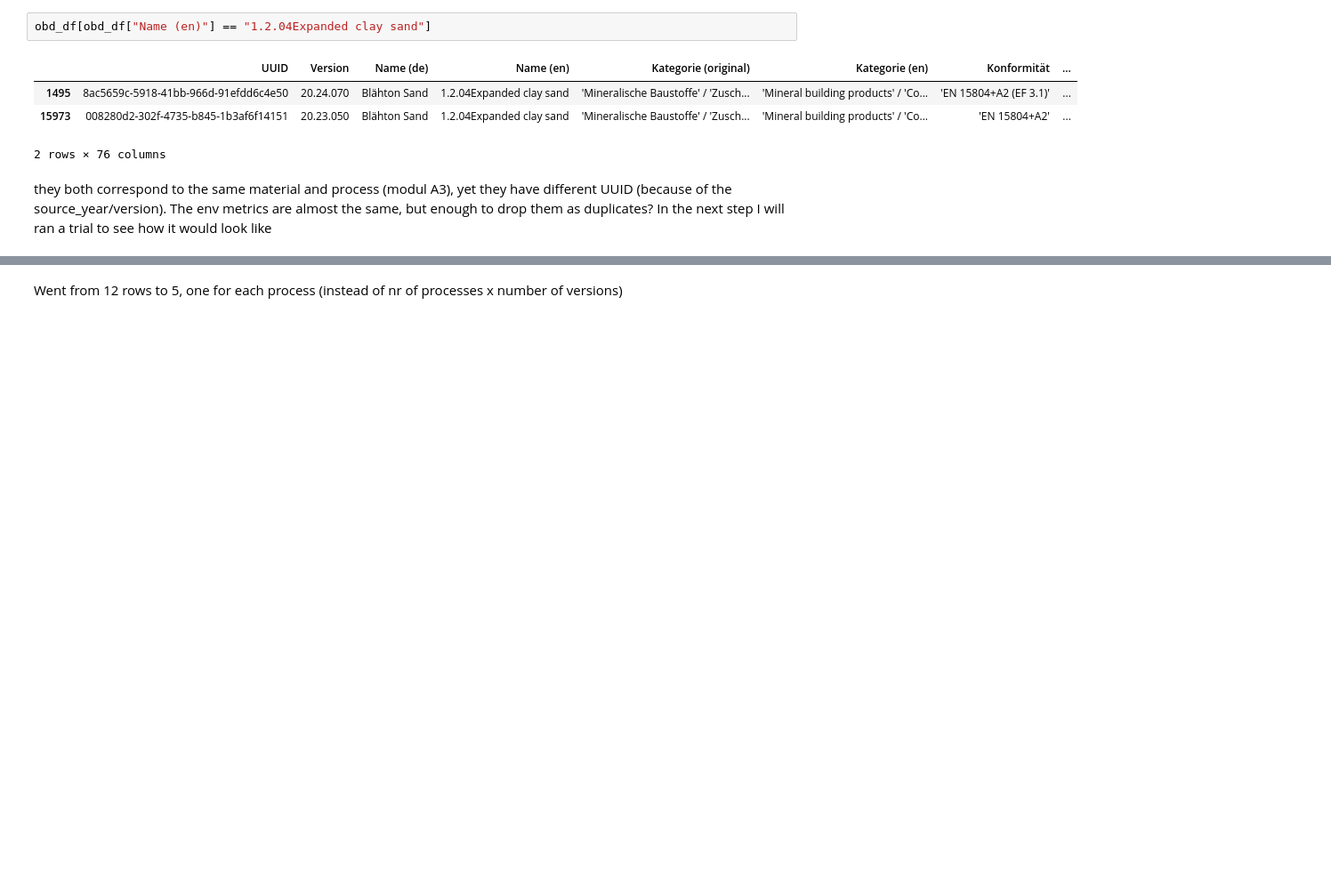
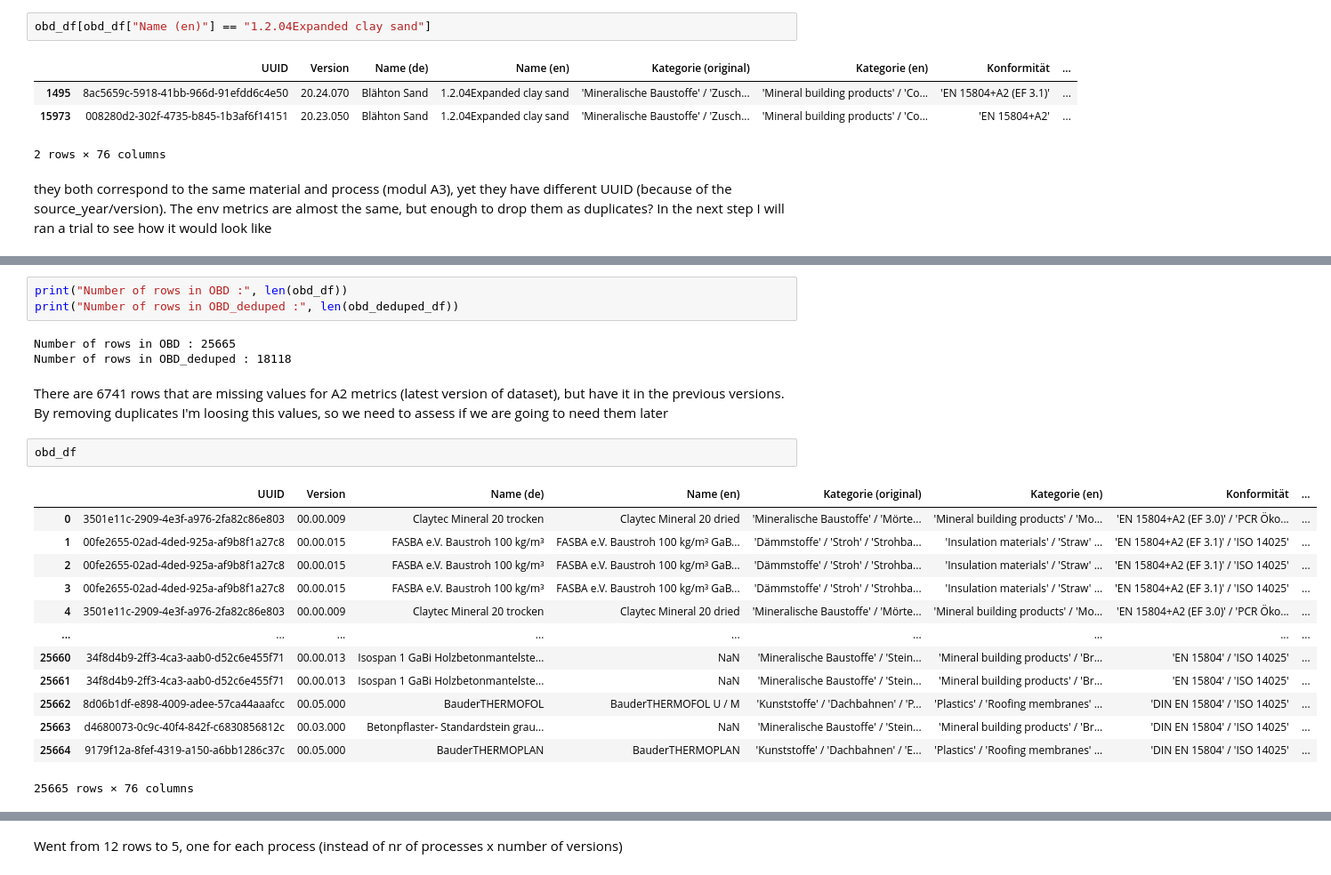
Before and after one commit to n3xtcoder-ai4impact/bbsr-challenge, a Jupyter notebook: tbaustoff.ipynb, the cells around one changed output, grey strips where cells are left out. Shown at 89% size. Drawn from its saved outputs; the diff is of its cells as text; blank space fills up the shorter version.

```diff
--- a/tbaustoff.ipynb
+++ b/tbaustoff.ipynb
@@ -219 +241,25 @@ deduped_df.reset_index(drop=True, inplace=True)
+# %%
+print("Number of rows in OBD :", len(obd_df))
+print("Number of rows in OBD_deduped :", len(obd_deduped_df))
+# %% [output]
+Number of rows in OBD : 25665
+Number of rows in OBD_deduped : 18118
+# %% [markdown]
+There are 6741 rows that are missing values for A2 metrics (latest version of dataset), but have it in the previous versions. By removing duplicates I'm loosing this values, so we need to assess if we are going to need them later
+# %%
+obd_df
+# %% [output]
+|  | UUID | Version | Name (de) | Name (en) | Kategorie (original) | Kategorie (en) | Konformität | ... |
+| 0 | 3501e11c-2909-4e3f-a976-2fa82c86e803 | 00.00.009 | Claytec Mineral 20 trocken | Claytec Mineral 20 dried | 'Mineralische Baustoffe' / 'Mörte... | 'Mineral building products' / 'Mo... | 'EN 15804+A2 (EF 3.0)' / 'PCR Öko... | ... |
+| 1 | 00fe2655-02ad-4ded-925a-af9b8f1a27c8 | 00.00.015 | FASBA e.V. Baustroh 100 kg/m³ | FASBA e.V. Baustroh 100 kg/m³ GaB... | 'Dämmstoffe' / 'Stroh' / 'Strohba... | 'Insulation materials' / 'Straw' ... | 'EN 15804+A2 (EF 3.1)' / 'ISO 14025' | ... |
+| 2 | 00fe2655-02ad-4ded-925a-af9b8f1a27c8 | 00.00.015 | FASBA e.V. Baustroh 100 kg/m³ | FASBA e.V. Baustroh 100 kg/m³ GaB... | 'Dämmstoffe' / 'Stroh' / 'Strohba... | 'Insulation materials' / 'Straw' ... | 'EN 15804+A2 (EF 3.1)' / 'ISO 14025' | ... |
+| 3 | 00fe2655-02ad-4ded-925a-af9b8f1a27c8 | 00.00.015 | FASBA e.V. Baustroh 100 kg/m³ | FASBA e.V. Baustroh 100 kg/m³ GaB... | 'Dämmstoffe' / 'Stroh' / 'Strohba... | 'Insulation materials' / 'Straw' ... | 'EN 15804+A2 (EF 3.1)' / 'ISO 14025' | ... |
+| 4 | 3501e11c-2909-4e3f-a976-2fa82c86e803 | 00.00.009 | Claytec Mineral 20 trocken | Claytec Mineral 20 dried | 'Mineralische Baustoffe' / 'Mörte... | 'Mineral building products' / 'Mo... | 'EN 15804+A2 (EF 3.0)' / 'PCR Öko... | ... |
+| ... | ... | ... | ... | ... | ... | ... | ... | ... |
+| 25660 | 34f8d4b9-2ff3-4ca3-aab0-d52c6e455f71 | 00.00.013 | Isospan 1 GaBi Holzbetonmantelste... | NaN | 'Mineralische Baustoffe' / 'Stein... | 'Mineral building products' / 'Br... | 'EN 15804' / 'ISO 14025' | ... |
+| 25661 | 34f8d4b9-2ff3-4ca3-aab0-d52c6e455f71 | 00.00.013 | Isospan 1 GaBi Holzbetonmantelste... | NaN | 'Mineralische Baustoffe' / 'Stein... | 'Mineral building products' / 'Br... | 'EN 15804' / 'ISO 14025' | ... |
+| 25662 | 8d06b1df-e898-4009-adee-57ca44aaafcc | 00.05.000 | BauderTHERMOFOL | BauderTHERMOFOL U / M | 'Kunststoffe' / 'Dachbahnen' / 'P... | 'Plastics' / 'Roofing membranes' ... | 'DIN EN 15804' / 'ISO 14025' | ... |
+| 25663 | d4680073-0c9c-40f4-842f-c6830856812c | 00.03.000 | Betonpflaster- Standardstein grau... | NaN | 'Mineralische Baustoffe' / 'Stein... | 'Mineral building products' / 'Br... | 'DIN EN 15804' / 'ISO 14025' | ... |
+| 25664 | 9179f12a-8fef-4319-a150-a6bb1286c37c | 00.05.000 | BauderTHERMOPLAN | BauderTHERMOPLAN | 'Kunststoffe' / 'Dachbahnen' / 'E... | 'Plastics' / 'Roofing membranes' ... | 'DIN EN 15804' / 'ISO 14025' | ... |
+25665 rows × 76 columns
 # %%
```
Also changed, not shown: parts of 35 cells of this notebook, 3 other files.
